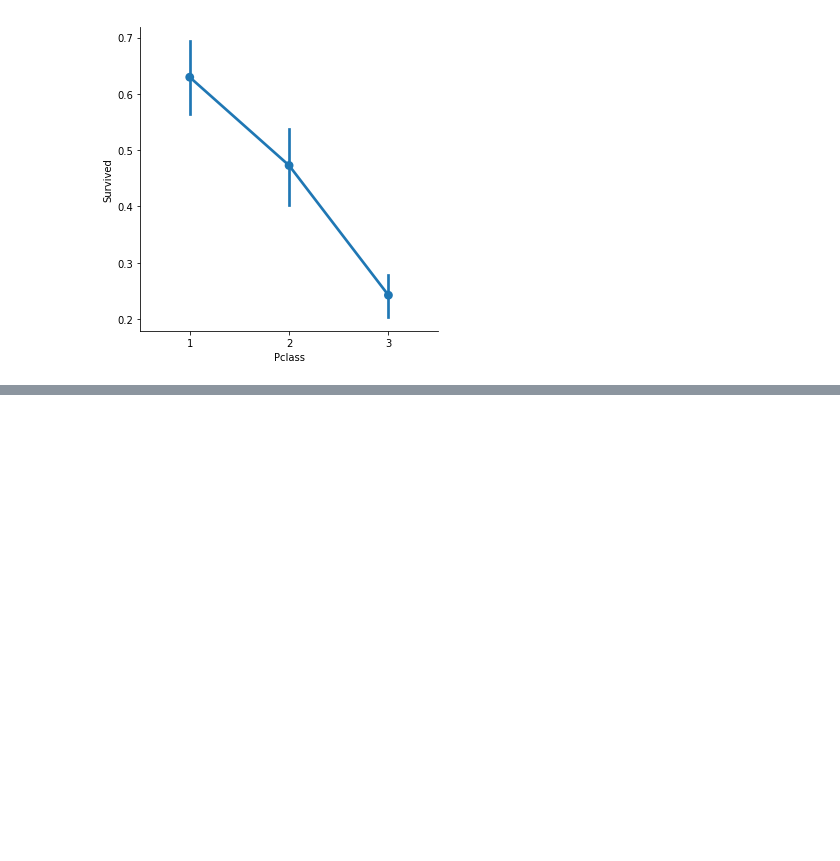
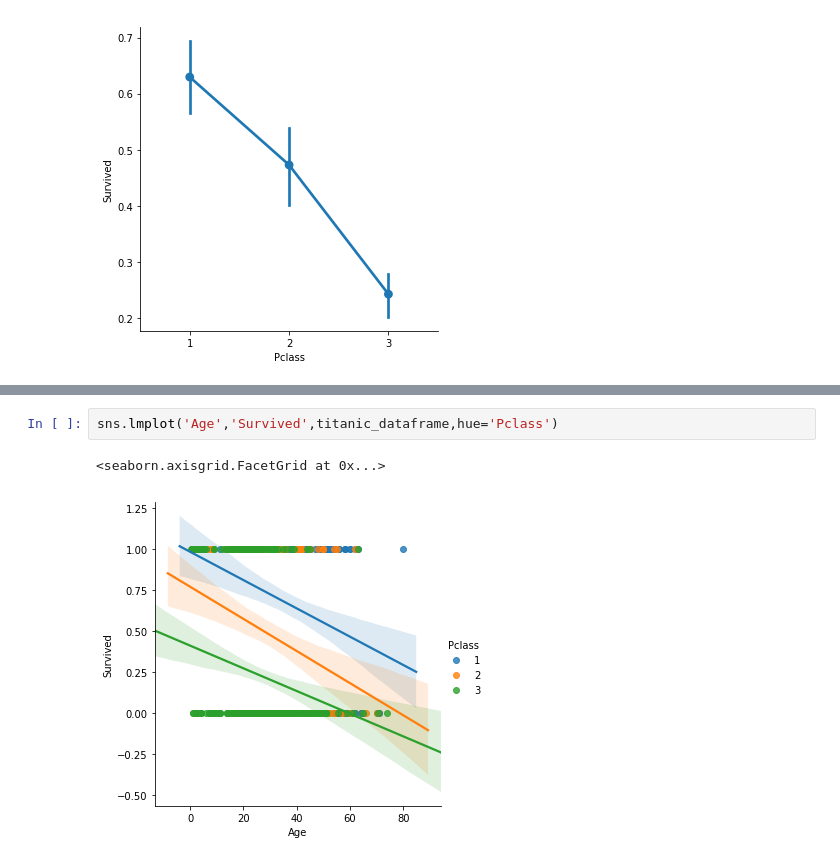
Before and after one commit to hkacmaz/Titanic-Passenger-Survivors, a Jupyter notebook: Titanic Survivors Analysis.ipynb, the cells around one changed output, grey strips where cells are left out. Drawn from its saved outputs; the diff is of its cells as text; blank space fills up the shorter version.

```diff
--- a/Titanic Survivors Analysis.ipynb
+++ b/Titanic Survivors Analysis.ipynb
@@ -310,0 +316,5 @@ sns.catplot('Pclass','Survived',data=titanic_dataframe,kind='point')
+# %%
+sns.lmplot('Age','Survived',titanic_dataframe,hue='Pclass')
+# %% [output]
+<seaborn.axisgrid.FacetGrid at 0x...>
+[figure, added]
```
Also changed, not shown: parts of 1 cell of this notebook.
